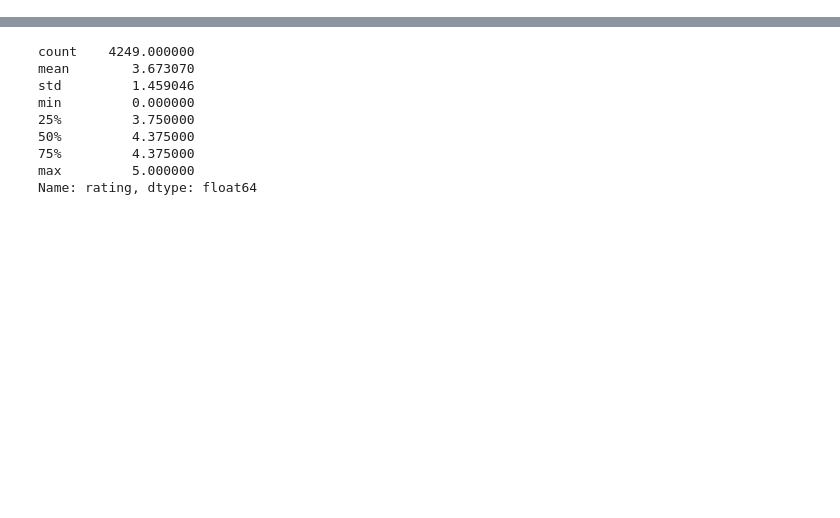
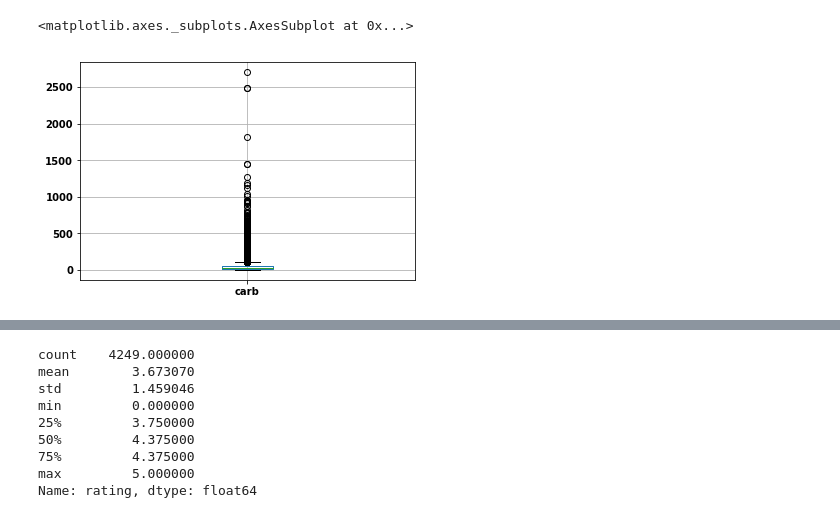
Before and after one commit to nguyenvuong45/Capstone1, a Jupyter notebook: Capstone1 Data Wrangling.ipynb, the cells around one changed output, grey strips where cells are left out. Saved outputs shown, nothing was run; the diff lists cells and outputs as text; code cells hidden in the pictures; blank space fills up the shorter version.

```diff
--- a/Capstone1 Data Wrangling.ipynb
+++ b/Capstone1 Data Wrangling.ipynb
@@ -64,0 +220,6 @@ recipes.calories.median()
+# %%
+recipes.boxplot('carb')
+# lots of outliers, carb are entirely newly scraped
+# %% [output]
+<matplotlib.axes._subplots.AxesSubplot at 0x...>
+[figure, added]
```
Also changed, not shown: parts of 49 cells of this notebook.
